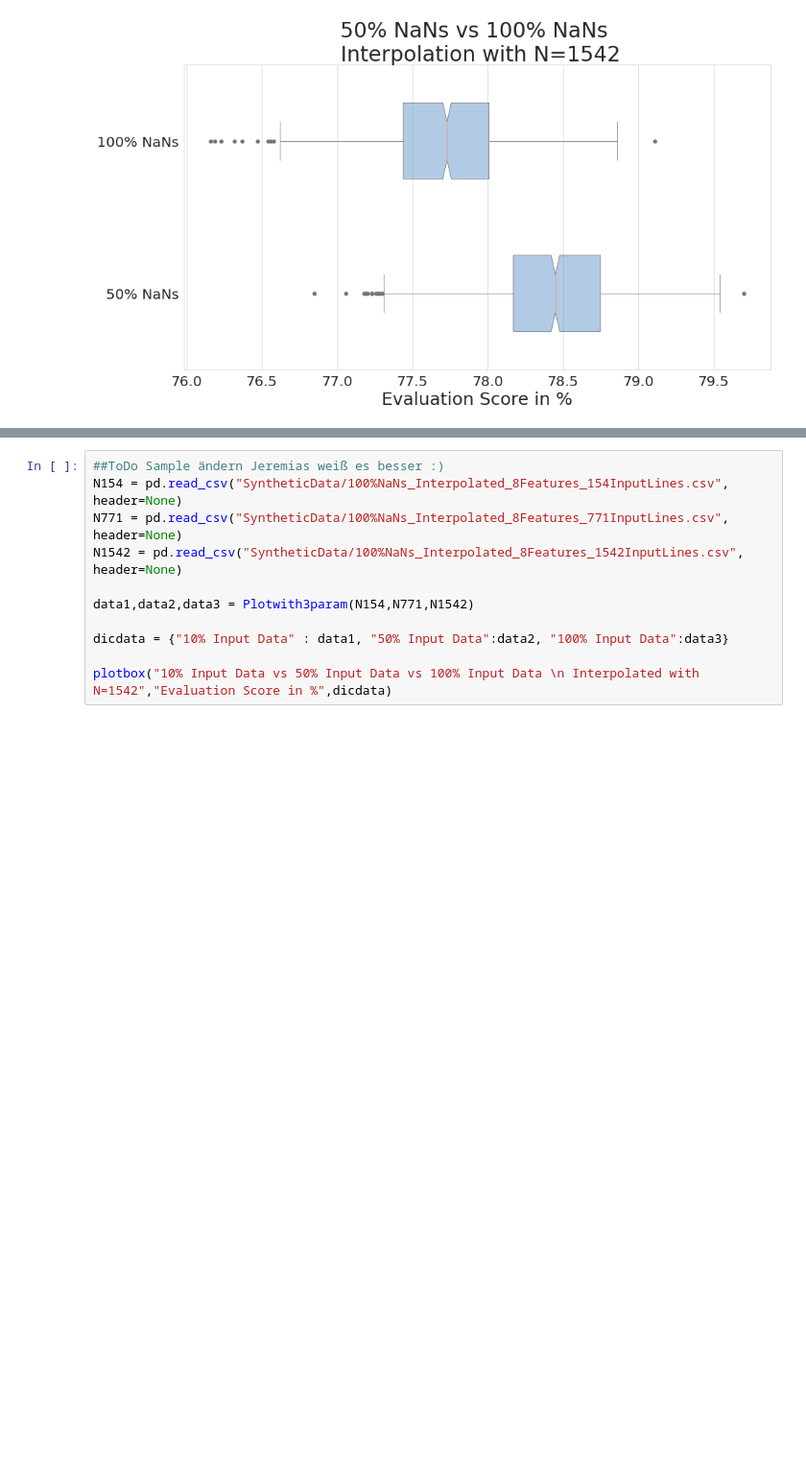
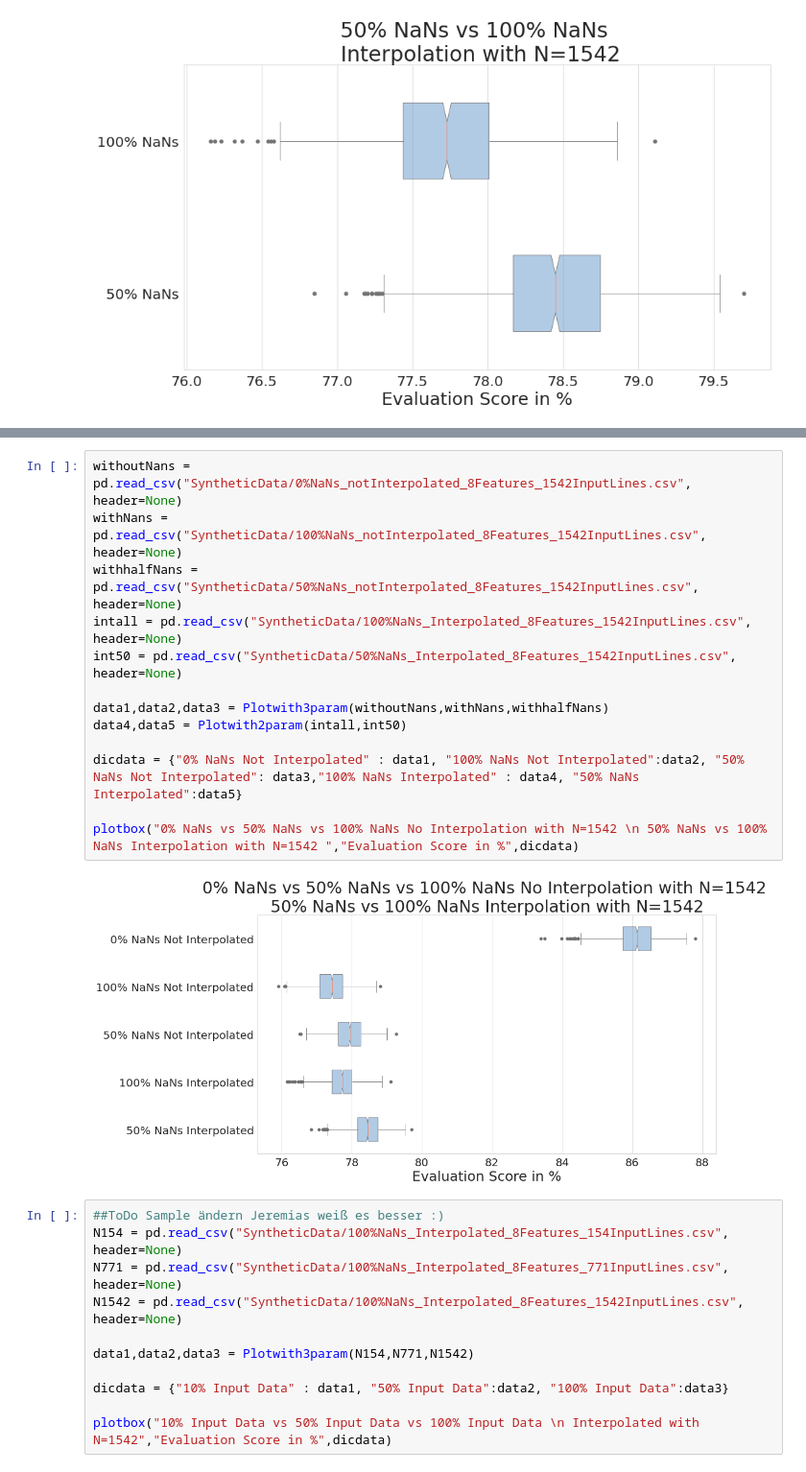
Before and after one commit to dude2033/data_synthesizer, a Jupyter notebook: DataVisualization.ipynb, the cells around one changed output, grey strips where cells are left out. Shown: that part at 96% size. Cells and saved outputs as stored; diff of their text form; blank space fills up the shorter version.

```diff
--- a/DataVisualization.ipynb
+++ b/DataVisualization.ipynb
@@ -99,3 +84,18 @@ plotbox("8 Features vs 12 Features vs 18 Features \n Interpolated with N=1542","
+# %%
+withoutNans = pd.read_csv("SyntheticData/0%NaNs_notInterpolated_8Features_1542InputLines.csv", header=None)
+withNans = pd.read_csv("SyntheticData/100%NaNs_notInterpolated_8Features_1542InputLines.csv", header=None)
+withhalfNans = pd.read_csv("SyntheticData/50%NaNs_notInterpolated_8Features_1542InputLines.csv", header=None)
+intall = pd.read_csv("SyntheticData/100%NaNs_Interpolated_8Features_1542InputLines.csv", header=None)
+int50 = pd.read_csv("SyntheticData/50%NaNs_Interpolated_8Features_1542InputLines.csv", header=None)
+
+data1,data2,data3 = Plotwith3param(withoutNans,withNans,withhalfNans)
+data4,data5 = Plotwith2param(intall,int50)
+
+dicdata = {"0% NaNs Not Interpolated" : data1, "100% NaNs Not Interpolated":data2, "50% NaNs Not Interpolated": data3,"100% NaNs Interpolated" : data4, "50% NaNs Interpolated":data5}
+
+plotbox("0% NaNs vs 50% NaNs vs 100% NaNs No Interpolation with N=1542 \n 50% NaNs vs 100% NaNs Interpolation with N=1542 ","Evaluation Score in %",dicdata)
+# %% [output]
+[figure, added]
 # %%
 ##ToDo Sample ändern Jeremias weiß es besser :)
 N154 = pd.read_csv("SyntheticData/100%NaNs_Interpolated_8Features_154InputLines.csv", header=None)
```
Also changed, not shown: parts of 4 cells of this notebook.
